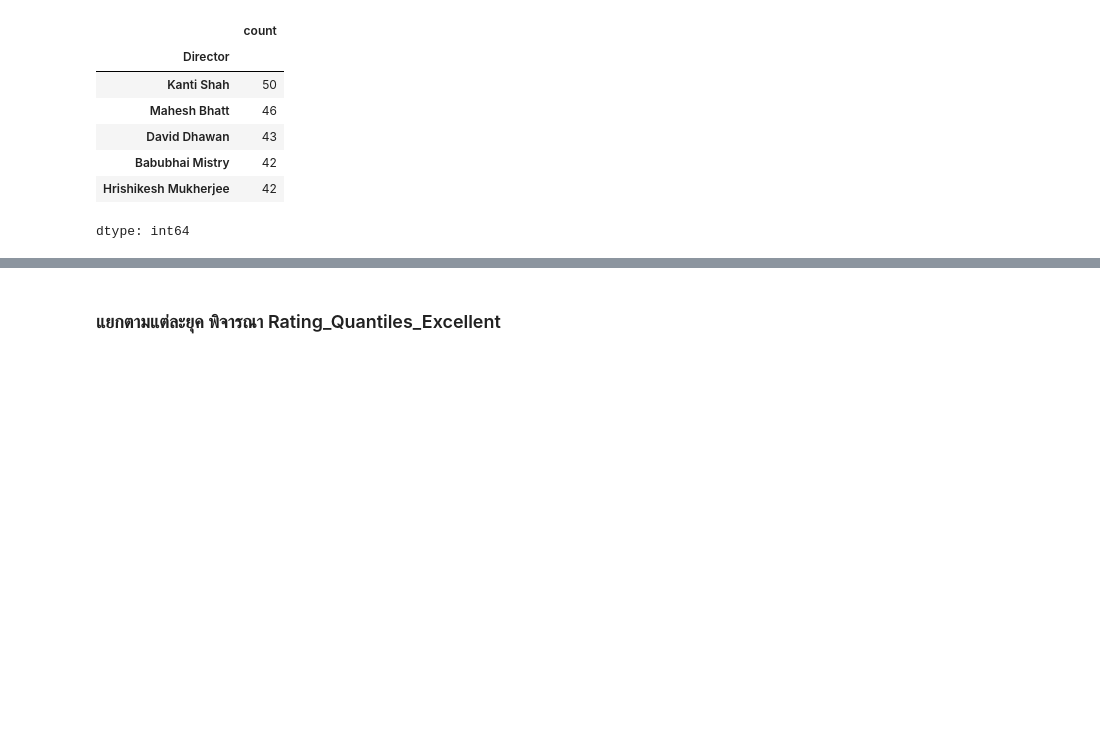
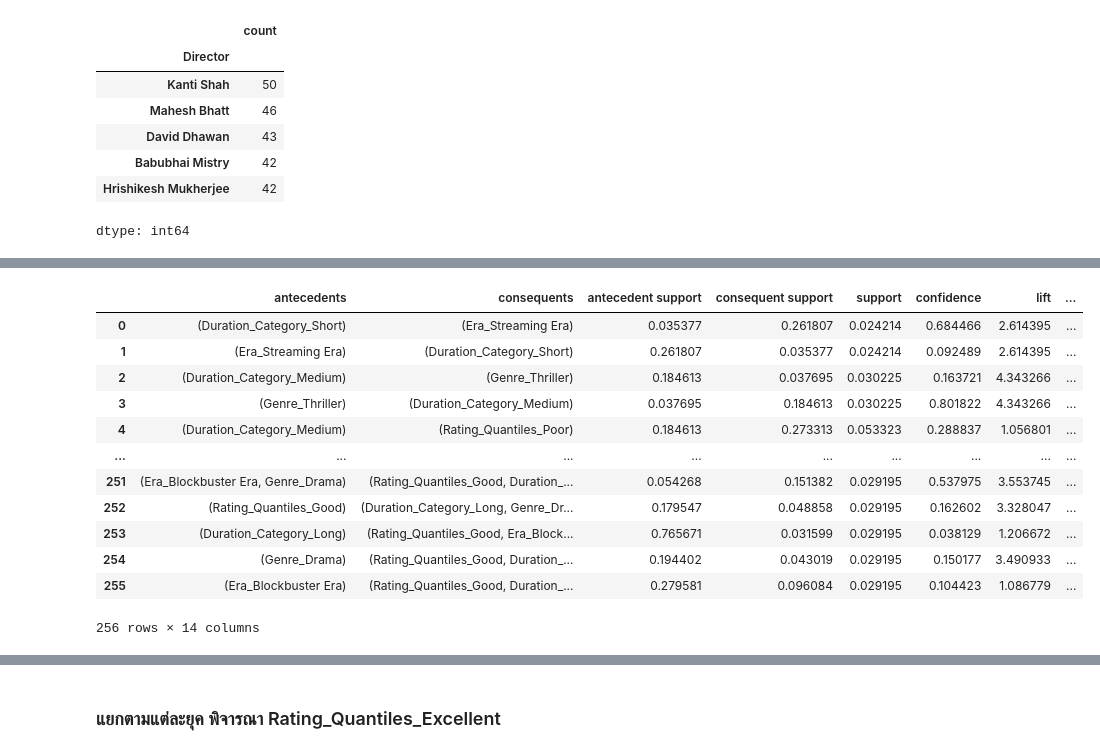
Before and after one commit to jangInw007/BSC_DPDM2025, a Jupyter notebook: Ch4_Frequent_Patterns_(Association_Rules).ipynb, the cells around one changed output, grey strips where cells are left out. Saved outputs shown, nothing was run; the diff lists cells and outputs as text; code cells hidden in the pictures; blank space fills up the shorter version.

```diff
--- a/Ch4_Frequent_Patterns_(Association_Rules).ipynb
+++ b/Ch4_Frequent_Patterns_(Association_Rules).ipynb
@@ -1135,0 +1157,5 @@ dtype: int64
+# %%
+selected_columns = [col for col in data_apri.columns if col.startswith('Duration_Category')] + \
+                    [col for col in data_apri.columns if col.startswith('Genre')] + \
+                     [col for col in data_apri.columns if col.startswith('Rating_Quantiles')] + \
+                       [col for col in data_apri.columns if col.startswith('Era')]
@@ -1135,0 +1166,3 @@ dtype: int64
+# %%
+data_selected = data_apri[selected_columns]
+data_selected.shape
@@ -1135,0 +1186,26 @@ dtype: int64
+# %%
+from mlxtend.frequent_patterns import apriori, association_rules
+
+# ค่าที่ตั้งต้น
+min_sup = 0.02
+
+# คำนวณ frequent itemsets
+frequentItemsets_Streaming = apriori(data_selected, min_support=min_sup, use_colnames=True)
+
+# สร้างกฎเชื่อมโยง (association rules) จาก frequent itemsets
+rules = association_rules(frequentItemsets_Streaming, metric="lift", min_threshold=1)
+rules
+# %% [output]
+|  | antecedents | consequents | antecedent support | consequent support | support | confidence | lift | ... |
+| 0 | (Duration_Category_Short) | (Era_Streaming Era) | 0.035377 | 0.261807 | 0.024214 | 0.684466 | 2.614395 | ... |
+| 1 | (Era_Streaming Era) | (Duration_Category_Short) | 0.261807 | 0.035377 | 0.024214 | 0.092489 | 2.614395 | ... |
+| 2 | (Duration_Category_Medium) | (Genre_Thriller) | 0.184613 | 0.037695 | 0.030225 | 0.163721 | 4.343266 | ... |
+| 3 | (Genre_Thriller) | (Duration_Category_Medium) | 0.037695 | 0.184613 | 0.030225 | 0.801822 | 4.343266 | ... |
+| 4 | (Duration_Category_Medium) | (Rating_Quantiles_Poor) | 0.184613 | 0.273313 | 0.053323 | 0.288837 | 1.056801 | ... |
+| ... | ... | ... | ... | ... | ... | ... | ... | ... |
+| 251 | (Era_Blockbuster Era, Genre_Drama) | (Rating_Quantiles_Good, Duration_... | 0.054268 | 0.151382 | 0.029195 | 0.537975 | 3.553745 | ... |
+| 252 | (Rating_Quantiles_Good) | (Duration_Category_Long, Genre_Dr... | 0.179547 | 0.048858 | 0.029195 | 0.162602 | 3.328047 | ... |
+| 253 | (Duration_Category_Long) | (Rating_Quantiles_Good, Era_Block... | 0.765671 | 0.031599 | 0.029195 | 0.038129 | 1.206672 | ... |
+| 254 | (Genre_Drama) | (Rating_Quantiles_Good, Duration_... | 0.194402 | 0.043019 | 0.029195 | 0.150177 | 3.490933 | ... |
+| 255 | (Era_Blockbuster Era) | (Rating_Quantiles_Good, Duration_... | 0.279581 | 0.096084 | 0.029195 | 0.104423 | 1.086779 | ... |
+256 rows × 14 columns
```
Also changed, not shown: parts of 14 cells of this notebook.
